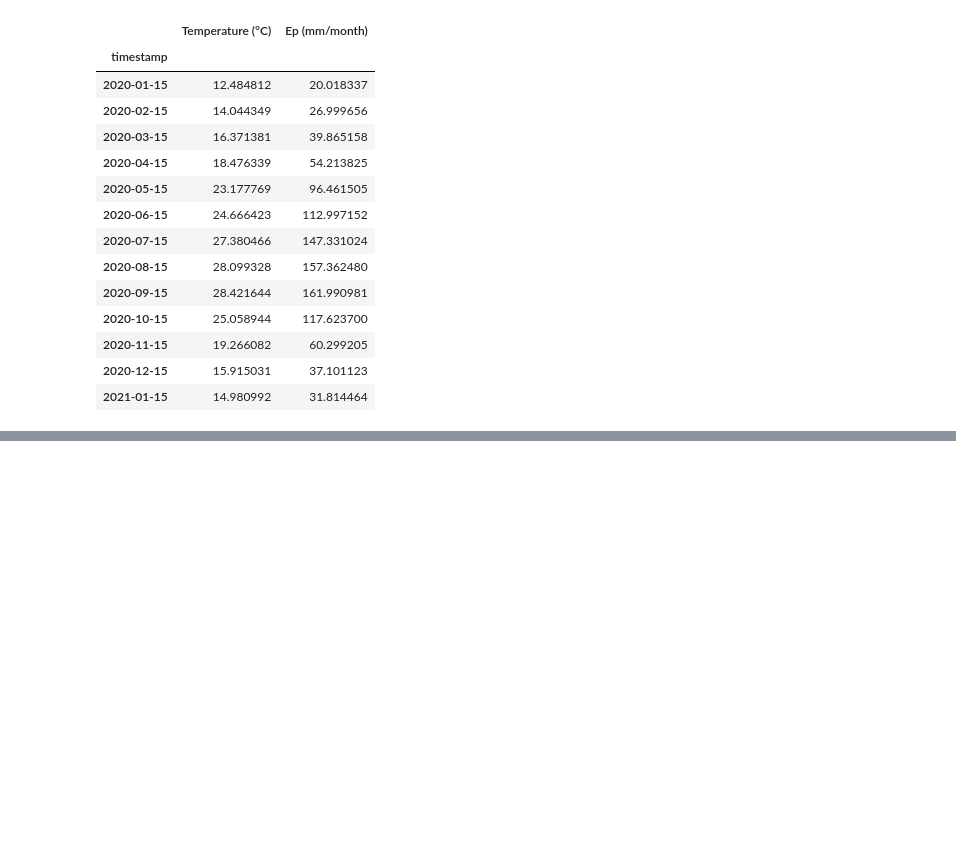
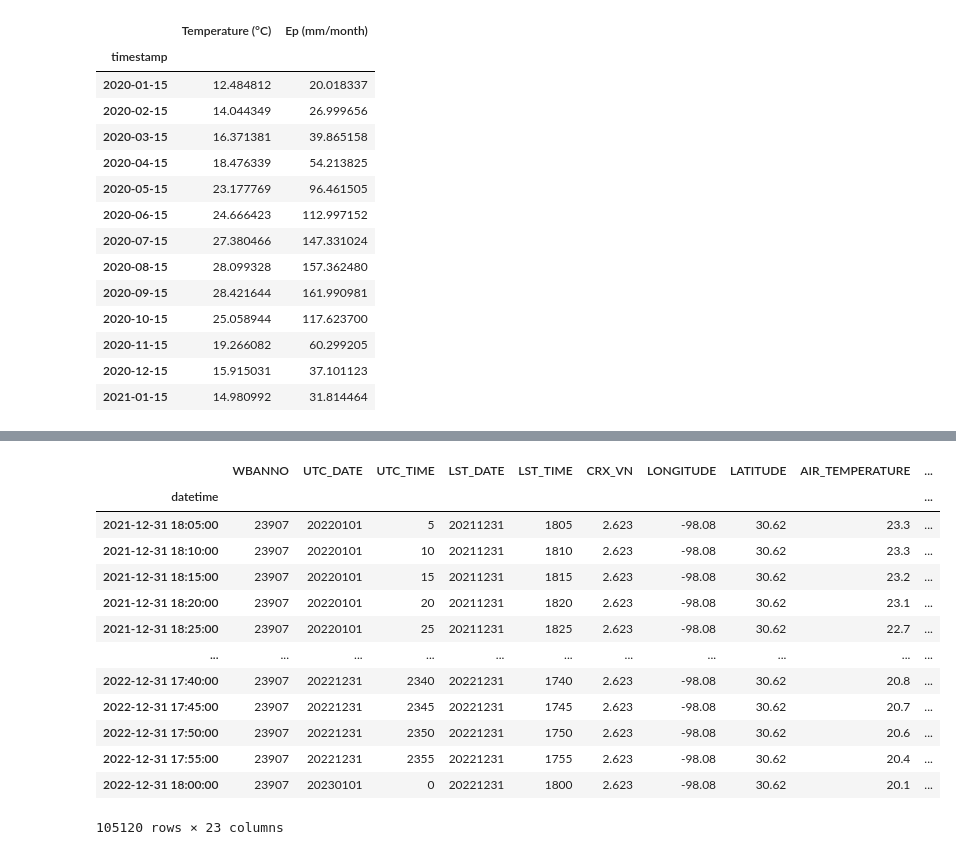
Before and after one commit to yairmau/surface-hydrology, a Jupyter notebook: evapotranspiration/evapotranspiration-exercises.ipynb, the cells around one changed output, grey strips where cells are left out. Cells and saved outputs as stored; diff of their text form; code cells hidden in the pictures; blank space fills up the shorter version.

```diff
--- a/evapotranspiration/evapotranspiration-exercises.ipynb
+++ b/evapotranspiration/evapotranspiration-exercises.ipynb
@@ -310,0 +369,36 @@ Text(0, 0.5, 'ET (mm/day)')
+# %%
+# Read column names from another file
+column_names = pd.read_csv('HEADERS.txt',
+                           header=None,
+                           delim_whitespace=True,
+                           )
+# Read CSV file using column names from another file
+df = pd.read_csv("CRNS0101-05-2022-TX_Austin_33_NW.txt",  # file to read
+                 delim_whitespace=True,  # use (any number of) white spaces as delimiter between columns
+                 names=column_names.iloc[1],  # column names from row i=1 of "column_names"
+                 na_values=[-99, -9999, -99999],  # substitute these values by NaN
+                 )
+# make integer column LST_DATE as string
+df['LST_DATE'] = df['LST_DATE'].astype(str)#.apply(lambda x: f'{x:0>4}')
+# make integer column LST_DATE as string
+# pad numbers with 0 from the left, such that 15 becomes 0015
+df['LST_TIME'] = df['LST_TIME'].apply(lambda x: f'{x:0>4}')
+# combine both DATE and TIME
+df['datetime'] = pd.to_datetime(df['LST_DATE'] + df['LST_TIME'], format='%Y%m%d%H%M')
+df = df.set_index('datetime')
+df
+# %% [output]
+|  | WBANNO | UTC_DATE | UTC_TIME | LST_DATE | LST_TIME | CRX_VN | LONGITUDE | LATITUDE | AIR_TEMPERATURE | ... |
+| datetime |  |  |  |  |  |  |  |  |  | ... |
+| 2021-12-31 18:05:00 | 23907 | 20220101 | 5 | 20211231 | 1805 | 2.623 | -98.08 | 30.62 | 23.3 | ... |
+| 2021-12-31 18:10:00 | 23907 | 20220101 | 10 | 20211231 | 1810 | 2.623 | -98.08 | 30.62 | 23.3 | ... |
+| 2021-12-31 18:15:00 | 23907 | 20220101 | 15 | 20211231 | 1815 | 2.623 | -98.08 | 30.62 | 23.2 | ... |
+| 2021-12-31 18:20:00 | 23907 | 20220101 | 20 | 20211231 | 1820 | 2.623 | -98.08 | 30.62 | 23.1 | ... |
+| 2021-12-31 18:25:00 | 23907 | 20220101 | 25 | 20211231 | 1825 | 2.623 | -98.08 | 30.62 | 22.7 | ... |
+| ... | ... | ... | ... | ... | ... | ... | ... | ... | ... | ... |
+| 2022-12-31 17:40:00 | 23907 | 20221231 | 2340 | 20221231 | 1740 | 2.623 | -98.08 | 30.62 | 20.8 | ... |
+| 2022-12-31 17:45:00 | 23907 | 20221231 | 2345 | 20221231 | 1745 | 2.623 | -98.08 | 30.62 | 20.7 | ... |
+| 2022-12-31 17:50:00 | 23907 | 20221231 | 2350 | 20221231 | 1750 | 2.623 | -98.08 | 30.62 | 20.6 | ... |
+| 2022-12-31 17:55:00 | 23907 | 20221231 | 2355 | 20221231 | 1755 | 2.623 | -98.08 | 30.62 | 20.4 | ... |
+| 2022-12-31 18:00:00 | 23907 | 20230101 | 0 | 20221231 | 1800 | 2.623 | -98.08 | 30.62 | 20.1 | ... |
+105120 rows × 23 columns
```
Also changed, not shown: parts of 11 cells of this notebook, 6 other files.
